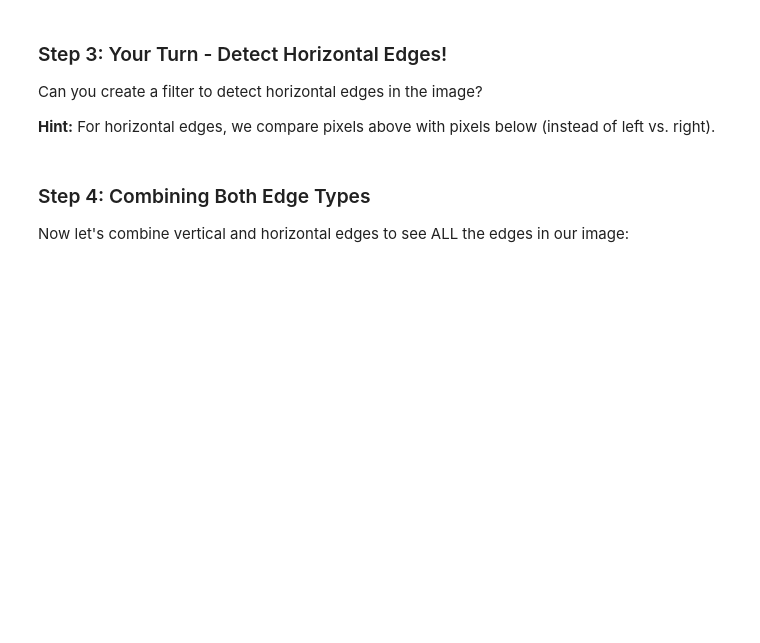
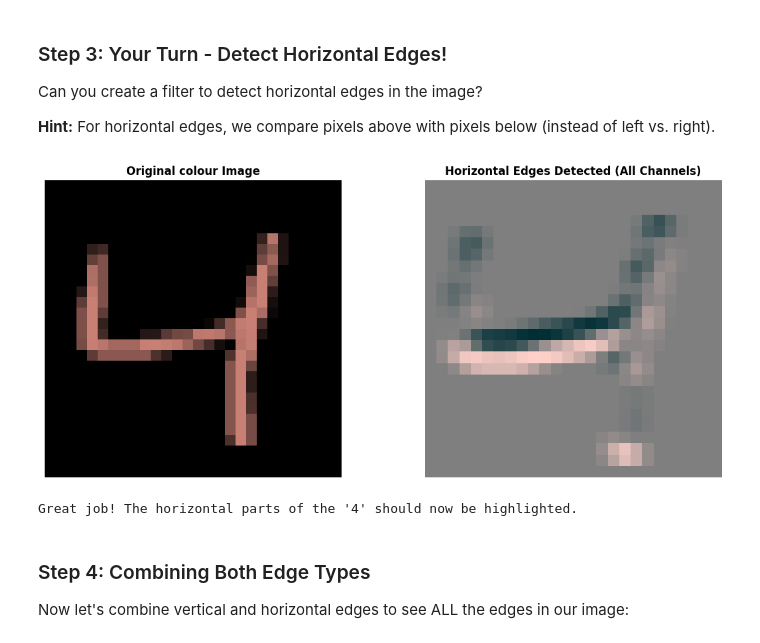
Before and after one commit to Ian-YJX/deep-learning-2026, a Jupyter notebook: SESSION3/session3_part1_student.ipynb, the cells around one changed output. Drawn from its saved outputs; the diff is of its cells as text; code cells hidden in the pictures; blank space fills up the shorter version.

```diff
--- a/SESSION3/session3_part1_student.ipynb
+++ b/SESSION3/session3_part1_student.ipynb
@@ -353,36 +404,42 @@ horizontal_filter = torch.nn.Conv2d(
 # Hint: top row should be positive, bottom row should be negative
 horizontal_kernel = torch.Tensor([[
     # FILL IN HERE
+    [1, 2, 1],
+    [0, 0, 0],
+    [-1, -2, -1]
 ]])
 
 # Apply the same pattern to all 3 colour channels
 weights = torch.zeros(3, 1, 3, 3)
 for i in range(3):
     weights[i, 0] = horizontal_kernel
 
 horizontal_filter.weight = torch.nn.Parameter(weights)
 
 # Apply the filter
 horizontal_edges = horizontal_filter(img.unsqueeze(0))
 horizontal_edges = horizontal_edges.detach().squeeze()
 
 # Show the results
 fig, (ax1, ax2) = plt.subplots(1, 2, figsize=(12, 5))
 
 ax1.imshow(img.permute(1, 2, 0).numpy())
 ax1.set_title('Original colour Image', fontsize=12, fontweight='bold')
 ax1.axis('off')
 
 # Normalize for display
 edges_normalized = (horizontal_edges - horizontal_edges.min()) / (horizontal_edges.max() - horizontal_edges.min())
 ax2.imshow(edges_normalized.permute(1, 2, 0).numpy())
 ax2.set_title('Horizontal Edges Detected (All Channels)', fontsize=12, fontweight='bold')
 ax2.axis('off')
 
 plt.tight_layout()
 plt.show()
 
 print("Great job! The horizontal parts of the '4' should now be highlighted.")
+# %% [output]
+[figure, added]
+Great job! The horizontal parts of the '4' should now be highlighted.
 # %% [markdown]
 ### Step 4: Combining Both Edge Types
 
```
Also changed, not shown: parts of 20 cells of this notebook, 52 other files.
